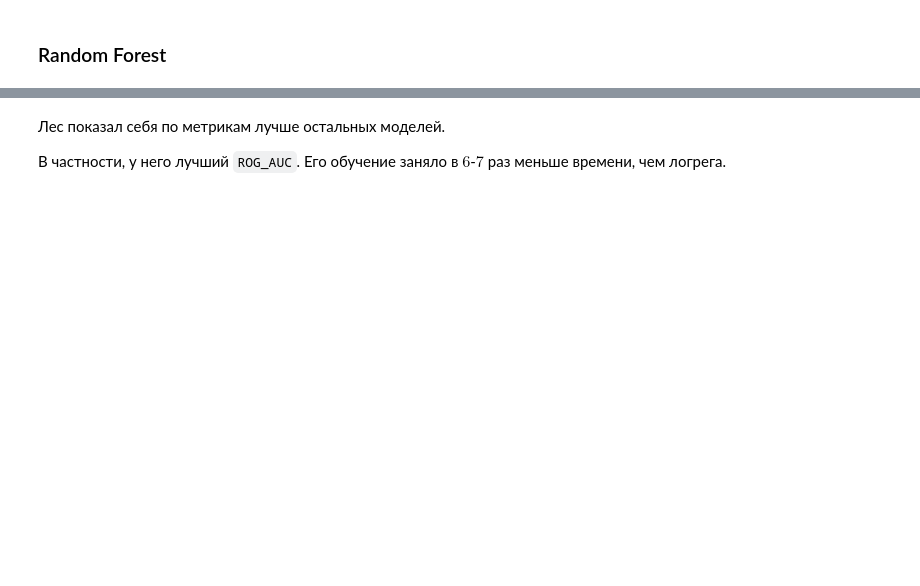
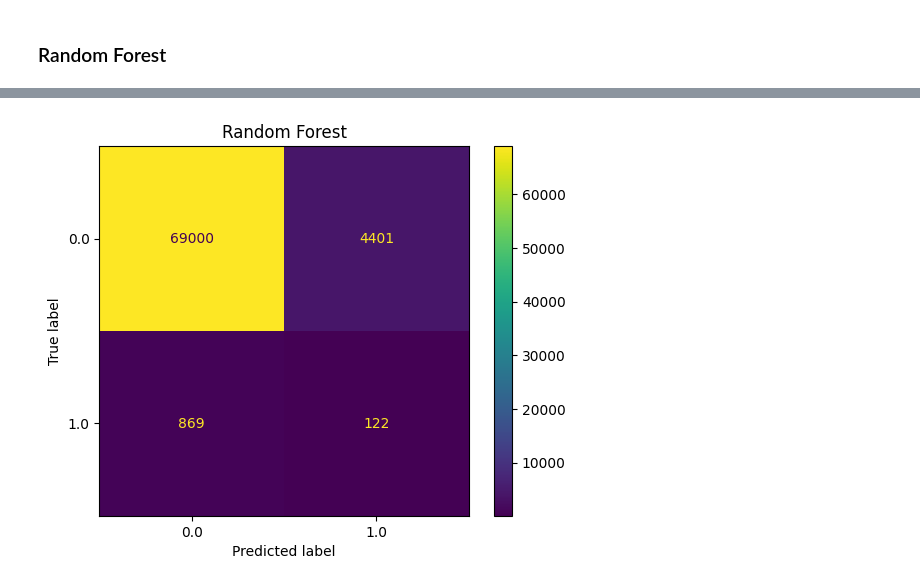
Before and after one commit to medlopi/ml-project-adaai_VK_predict_hackathon, a Jupyter notebook: notebooks/baseline.ipynb, the cells around one changed output, grey strips where cells are left out. Cells and saved outputs as stored; diff of their text form; code cells hidden in the pictures; blank space fills up the shorter version.

```diff
--- a/notebooks/baseline.ipynb
+++ b/notebooks/baseline.ipynb
@@ -355,4 +409,6 @@ f1: 0.09305993690851735
-# %% [markdown]
-Лес показал себя по метрикам лучше остальных моделей.
-
-В частности, у него лучший `ROG_AUC`. Его обучение заняло в $6$-$7$ раз меньше времени, чем логрега.
+# %%
+ConfusionMatrixDisplay.from_predictions(y_test, y_pred_rf)
+plt.title("Random Forest")
+plt.show()
+# %% [output]
+[figure, added]
```
Also changed, not shown: parts of 35 cells of this notebook.
